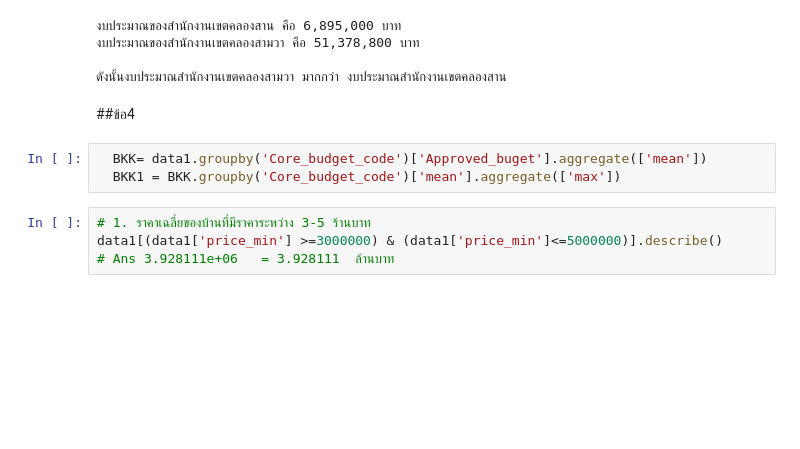
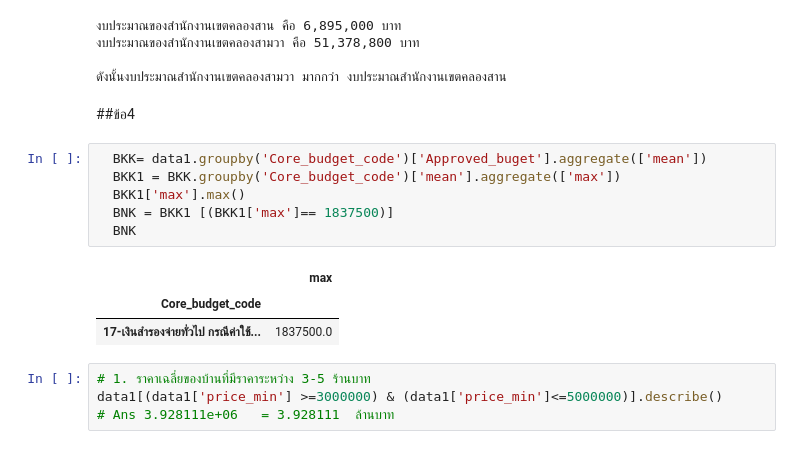
Before and after one commit to Piyaphat23/python_dataviz2023, a Jupyter notebook: Pandas101.ipynb, the cells around one changed output. Saved outputs shown, nothing was run; the diff lists cells and outputs as text; blank space fills up the shorter version.

```diff
--- a/Pandas101.ipynb
+++ b/Pandas101.ipynb
@@ -471,6 +471,13 @@ else :
 # %%
   BKK= data1.groupby('Core_budget_code')['Approved_buget'].aggregate(['mean'])
   BKK1 = BKK.groupby('Core_budget_code')['mean'].aggregate(['max'])
+  BKK1['max'].max()
+  BNK = BKK1 [(BKK1['max']== 1837500)]
+  BNK
+# %% [output]
+|  | max |
+| Core_budget_code |  |
+| 17-เงินสำรองจ่ายทั่วไป กรณีค่าใช้... | 1837500.0 |
 # %%
 # 1. ราคาเฉลี่ยของบ้านที่มีราคาระหว่าง 3-5 ร้านบาท
 data1[(data1['price_min'] >=3000000) & (data1['price_min']<=5000000)].describe()
```
